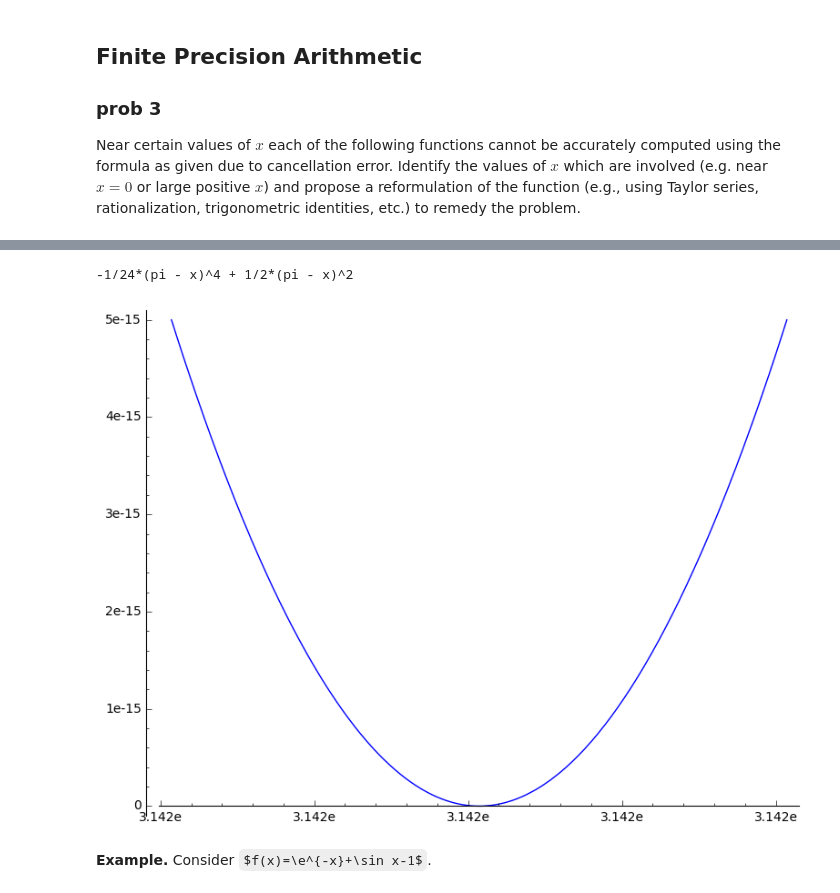
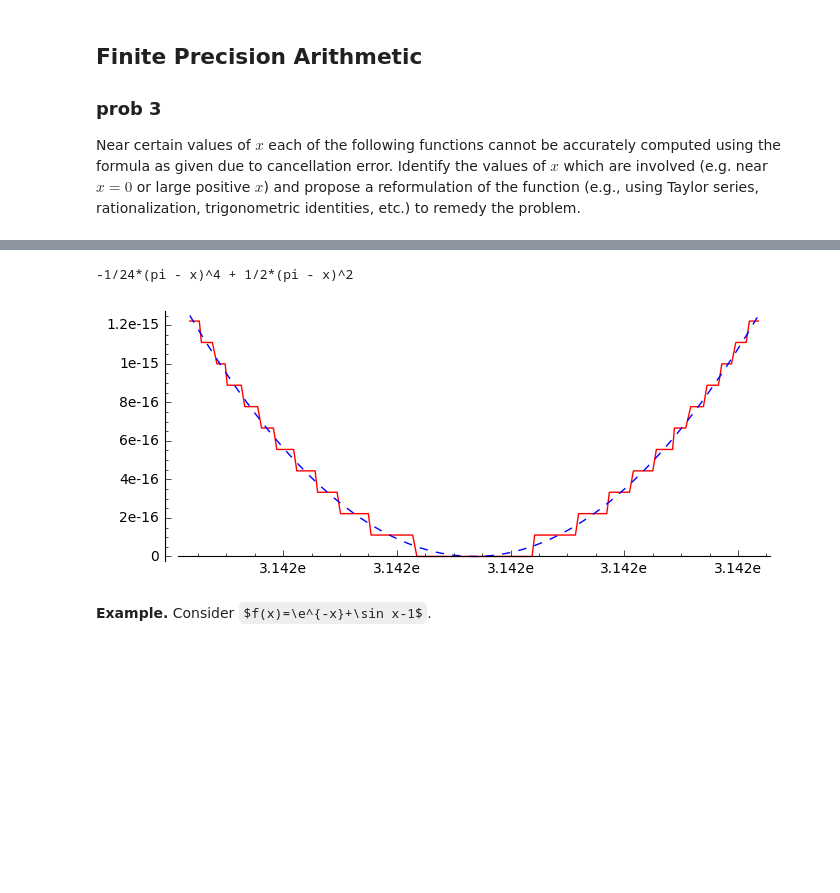
Before and after one commit to coltongrainger/fy18eo, a Jupyter notebook: numerical-methods/arithmetic-rootfinding-hw1.ipynb, the cells around one changed output, grey strips where cells are left out. Drawn from its saved outputs; the diff is of its cells as text; code cells hidden in the pictures; some formulas as TeX source; blank space fills up the shorter version.

```diff
--- a/numerical-methods/arithmetic-rootfinding-hw1.ipynb
+++ b/numerical-methods/arithmetic-rootfinding-hw1.ipynb
@@ -124,5 +124,5 @@ For example, given $\eps = 10^{-7}$, on the open ball $V_\eps(\pi)$, we have
 # %%
 f = 1 + cos(x)
-eps = 10^(-7)
-plot(f, (x,pi-eps, pi+eps))
+eps = 0.5*10^(-7)
+plot(f, (x,pi-eps, pi+eps), color = 'red').show(figsize = [7,3])
 # %% [output]
@@ -132,9 +132,11 @@ We can, however, approximate $f$ about all $x \in \{2k\pi+\pi: k \in \ZZ\}$ with
 # %%
-print f.taylor(x, pi, 4)
-plot(f.taylor(x, pi, 4), (x,pi-eps, pi+eps))
+show(f.taylor(x, pi, 4))
+A = plot(f, (x,pi-eps, pi+eps), color = 'red')
+B = plot(f.taylor(x, pi, 2), (x,pi-eps, pi+eps), linestyle = '--')
+show(A+B,figsize = [7,3])
 # %% [output]
 -1/24*(pi - x)^4 + 1/2*(pi - x)^2
-[figure, old version]
+[figure, new version]
 # %% [markdown]
 **Example.** Consider $f(x)=\e^{-x}+\sin x-1$.
 # %%
```
Also changed, not shown: parts of 22 cells of this notebook.
